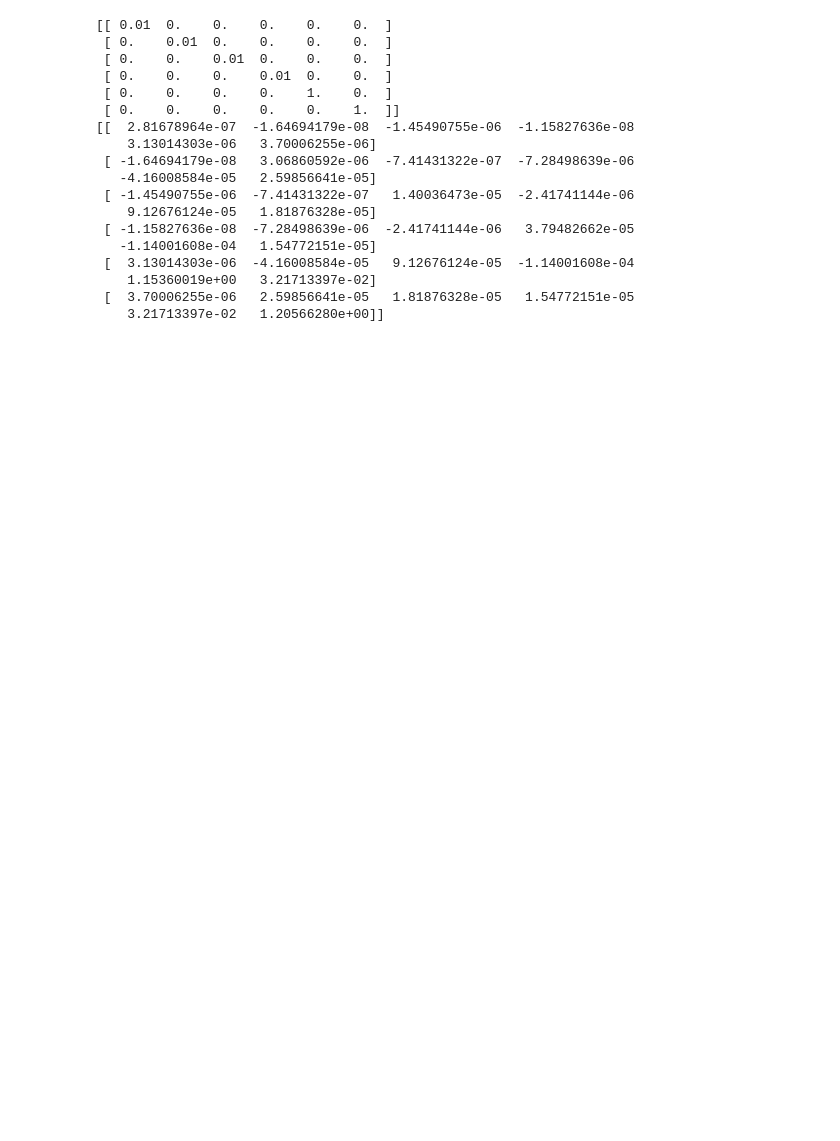
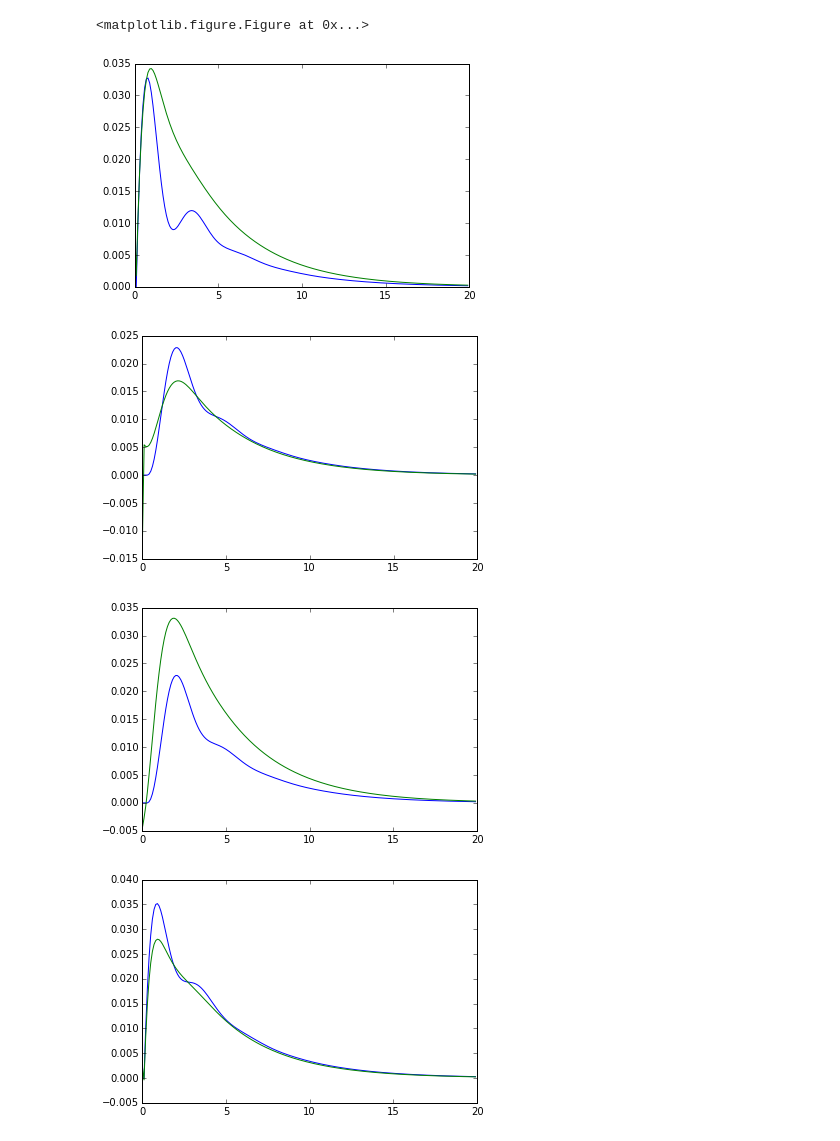
Before and after one commit to AndyLamperski/pyN4SID, a Jupyter notebook: N4SIDtest.ipynb, the cells around one changed output. Cells and saved outputs as stored; diff of their text form; code cells hidden in the pictures; blank space fills up the shorter version.

Commit message:
added stability constraint and tests

```diff
--- a/N4SIDtest.ipynb
+++ b/N4SIDtest.ipynb
@@ -131,22 +130,0 @@ for i in range(NumOutputs):
-# %%
-print Cov
-print CovID
-# %% [output]
-[[ 0.01  0.    0.    0.    0.    0.  ]
- [ 0.    0.01  0.    0.    0.    0.  ]
- [ 0.    0.    0.01  0.    0.    0.  ]
- [ 0.    0.    0.    0.01  0.    0.  ]
- [ 0.    0.    0.    0.    1.    0.  ]
- [ 0.    0.    0.    0.    0.    1.  ]]
-[[  2.81678964e-07  -1.64694179e-08  -1.45490755e-06  -1.15827636e-08
-    3.13014303e-06   3.70006255e-06]
- [ -1.64694179e-08   3.06860592e-06  -7.41431322e-07  -7.28498639e-06
-   -4.16008584e-05   2.59856641e-05]
- [ -1.45490755e-06  -7.41431322e-07   1.40036473e-05  -2.41741144e-06
-    9.12676124e-05   1.81876328e-05]
- [ -1.15827636e-08  -7.28498639e-06  -2.41741144e-06   3.79482662e-05
-   -1.14001608e-04   1.54772151e-05]
- [  3.13014303e-06  -4.16008584e-05   9.12676124e-05  -1.14001608e-04
-    1.15360019e+00   3.21713397e-02]
- [  3.70006255e-06   2.59856641e-05   1.81876328e-05   1.54772151e-05
-    3.21713397e-02   1.20566280e+00]]
@@ -154,0 +131,28 @@ print CovID
+# %%
+"""
+Identify matrices using the N4SID algorithm with a stability constraint, as in:
+
+Lacy and Bernstein, "Subspace Identification with Guaranteed Stability Using Constrained Optimization", 2002
+
+"""
+
+AID,BID,CID,DID,CovID,S = ssid.N4SID(u.T,y.T,NumURows,NumUCols,4,require_stable=True)
+
+# The singular values will be exacly the same so will not be plotted
+
+# Check how the computed impulse resonse compares.
+plt.figure()
+NhSteps = 200
+tout,hTrue = sp.dimpulse((A,B,C,D,dt),t=dt * np.arange(NhSteps))
+tout,hID = sp.dimpulse((AID,BID,CID,DID,dt),t=dt*np.arange(NhSteps))
+for i in range(NumOutputs):
+    for j in range(NumInputs):
+        plt.figure()
+        plt.plot(tout,hTrue[j][:,i])
+        plt.plot(tout,hID[j][:,i])
+# %% [output]
+<matplotlib.figure.Figure at 0x...>
+[figure, added]
+[figure, added]
+[figure, added]
+[figure, added]
```
Also changed, not shown: parts of 4 cells of this notebook, 1 other file.
